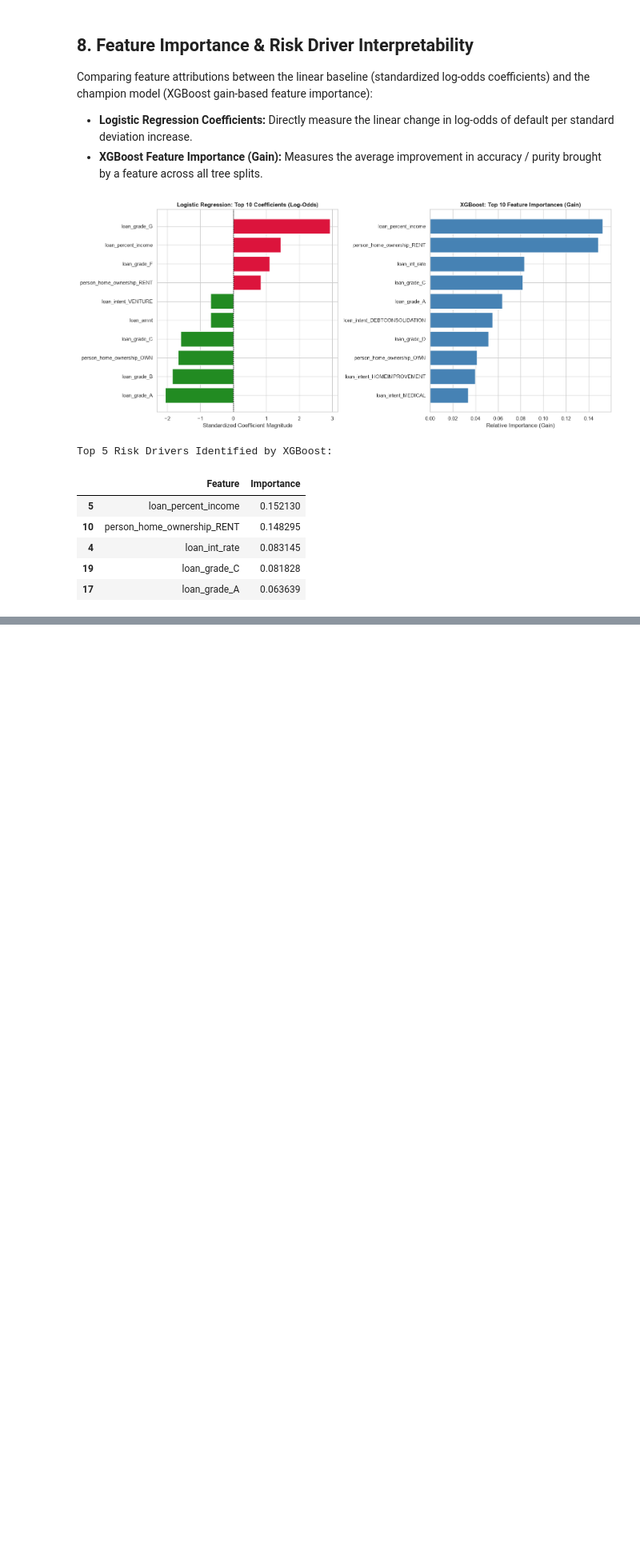
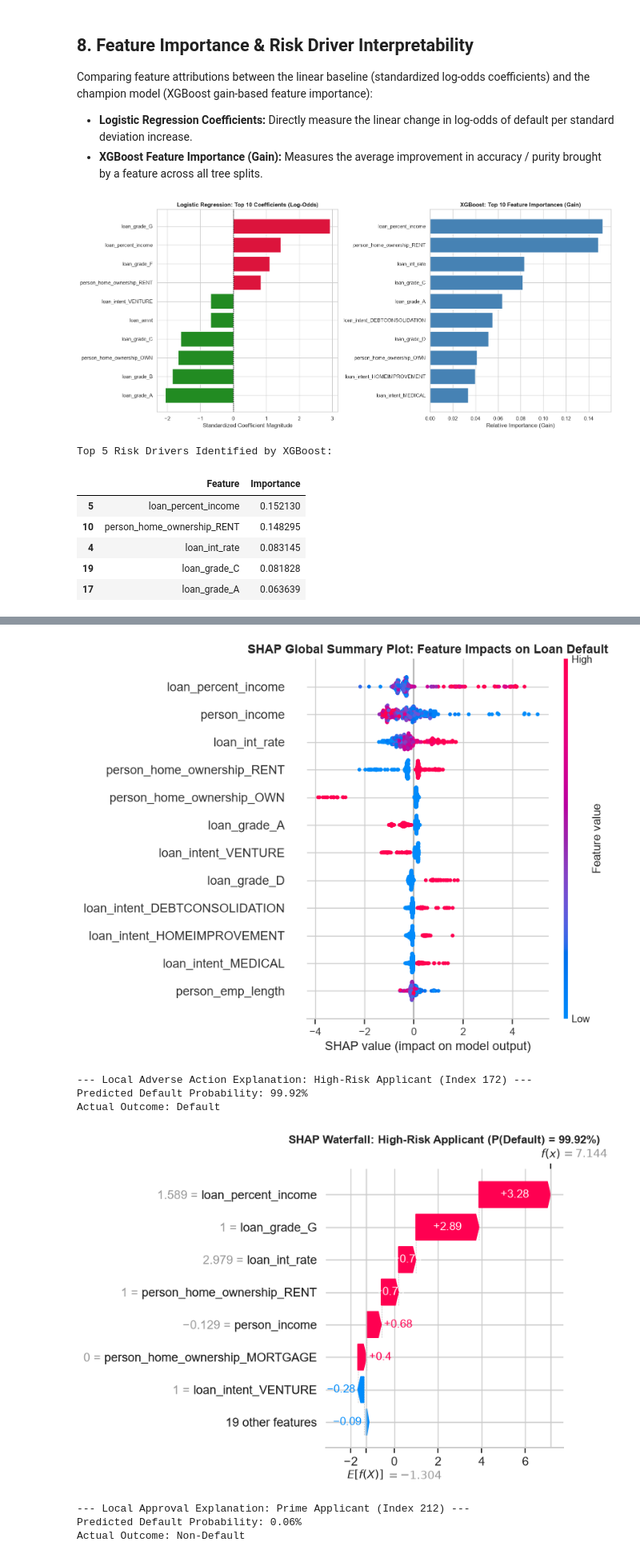
Before and after one commit to piyush00580/banking-risk-intelligence-platform, a Jupyter notebook: notebooks/credit_risk_modeling.ipynb, the cells around one changed output, grey strips where cells are left out. Shown at 80% size. Drawn from its saved outputs; the diff is of its cells as text; code cells hidden in the pictures; blank space fills up the shorter version.

```diff
--- a/notebooks/credit_risk_modeling.ipynb
+++ b/notebooks/credit_risk_modeling.ipynb
@@ -559,0 +733,68 @@ Top 5 Risk Drivers Identified by XGBoost:
+# %%
+# Step 12: Compute SHAP Values and Generate Explanations
+
+fitted_preprocessor = champion_pipe.named_steps["preprocessor"]
+fitted_xgb = champion_pipe.named_steps["classifier"]
+
+# Transform test data using the fitted preprocessor
+X_test_sample = X_test.iloc[:300]
+y_test_sample = y_test.iloc[:300]
+X_test_sample_trans = fitted_preprocessor.transform(X_test_sample)
+
+# Feature names after one-hot encoding
+cat_encoder = fitted_preprocessor.named_transformers_["cat"].named_steps["encoder"]
+encoded_cat_names = cat_encoder.get_feature_names_out(categorical_cols).tolist()
+transformed_feature_names = numerical_cols + encoded_cat_names
+
+# Initialize TreeExplainer
+explainer = shap.TreeExplainer(fitted_xgb)
+shap_explanation = explainer(X_test_sample_trans)
+shap_explanation.feature_names = transformed_feature_names
+
+# 1. Global Beeswarm Summary Plot
+plt.figure(figsize=(12, 7))
+shap.summary_plot(
+    shap_explanation.values,
+    X_test_sample_trans,
+    feature_names=transformed_feature_names,
+    max_display=12,
+    show=False
+)
+plt.title("SHAP Global Summary Plot: Feature Impacts on Loan Default", fontsize=13, fontweight="bold")
+plt.tight_layout()
+plt.show()
+
+# 2. Local Adverse Action Explanation for a High-Risk Declined Applicant
+high_risk_idx = int(np.argmax(test_probabilities[:300]))
+high_risk_prob = test_probabilities[high_risk_idx]
+print(f"\n--- Local Adverse Action Explanation: High-Risk Applicant (Index {high_risk_idx}) ---")
+print(f"Predicted Default Probability: {high_risk_prob:.2%}")
+print(f"Actual Outcome: {'Default' if y_test.iloc[high_risk_idx] == 1 else 'Non-Default'}")
+
+plt.figure(figsize=(10, 5))
+shap.plots.waterfall(shap_explanation[high_risk_idx], max_display=8, show=False)
+plt.title(f"SHAP Waterfall: High-Risk Applicant (P(Default) = {high_risk_prob:.2%})", fontsize=12, fontweight="bold")
+plt.tight_layout()
+plt.show()
+
+# 3. Local Approval Explanation for a Prime Borrower
+low_risk_idx = int(np.argmin(test_probabilities[:300]))
+low_risk_prob = test_probabilities[low_risk_idx]
+print(f"\n--- Local Approval Explanation: Prime Applicant (Index {low_risk_idx}) ---")
+print(f"Predicted Default Probability: {low_risk_prob:.2%}")
+print(f"Actual Outcome: {'Default' if y_test.iloc[low_risk_idx] == 1 else 'Non-Default'}")
+
+plt.figure(figsize=(10, 5))
+shap.plots.waterfall(shap_explanation[low_risk_idx], max_display=8, show=False)
+plt.title(f"SHAP Waterfall: Prime Applicant (P(Default) = {low_risk_prob:.2%})", fontsize=12, fontweight="bold")
+plt.tight_layout()
+plt.show()
+# %% [output]
+[figure, added]
+--- Local Adverse Action Explanation: High-Risk Applicant (Index 172) ---
+Predicted Default Probability: 99.92%
+Actual Outcome: Default
+[figure, added]
+--- Local Approval Explanation: Prime Applicant (Index 212) ---
+Predicted Default Probability: 0.06%
+Actual Outcome: Non-Default
```
Also changed, not shown: parts of 19 cells of this notebook, 2 other files.
